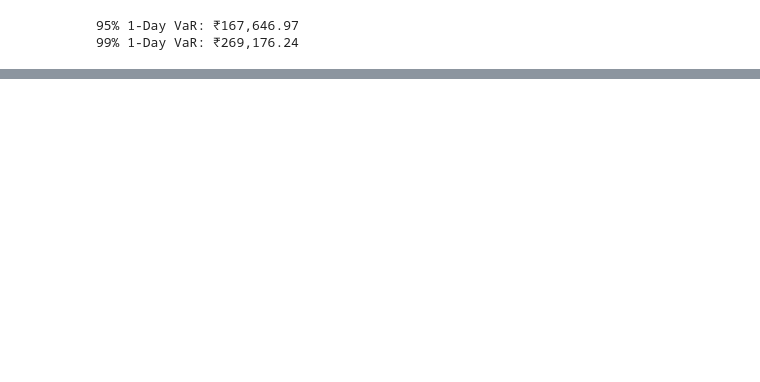
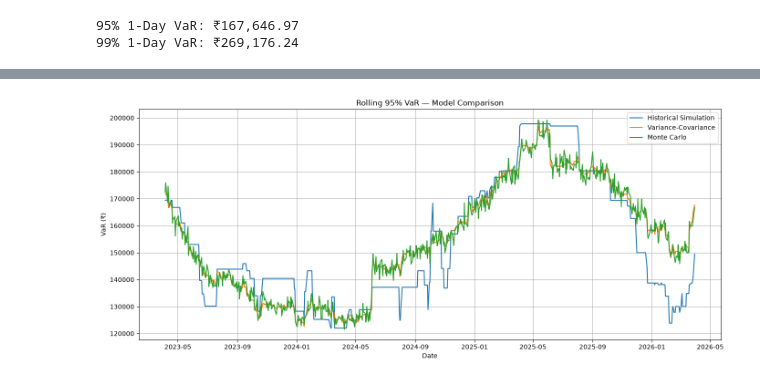
Before and after one commit to kushal16122005/market_risk_engine, a Jupyter notebook: main.ipynb, the cells around one changed output, grey strips where cells are left out. Drawn from its saved outputs; the diff is of its cells as text; code cells hidden in the pictures; blank space fills up the shorter version.

```diff
--- a/main.ipynb
+++ b/main.ipynb
@@ -507,0 +440,19 @@ print(model_comparison)
+# %%
+# Historical Simulation Rolling VaR and Expected Shortfall
+rolling_historical_95 = calculate_rolling_historical_var_es(
+    portfolio_returns=portfolio_returns,
+    portfolio_value=portfolio_value,
+    window=250,
+    confidence_level=0.95
+)
+
+print(rolling_historical_95.head())
+
+rolling_historical_99 = calculate_rolling_historical_var_es(
+    portfolio_returns=portfolio_returns,
+    portfolio_value=portfolio_value,
+    window=250,
+    confidence_level=0.99
+)
+
+print(rolling_historical_99.head())
@@ -507,0 +810,62 @@ print(model_comparison)
+# %%
+#95% VaR — all three models
+plt.figure(figsize=(14, 6))
+
+plt.plot(
+    rolling_historical_95.index,
+    rolling_historical_95["VaR"],
+    label="Historical Simulation"
+)
+
+plt.plot(
+    rolling_vc_95.index,
+    rolling_vc_95["VaR"],
+    label="Variance-Covariance"
+)
+
+plt.plot(
+    rolling_mc_95.index,
+    rolling_mc_95["VaR"],
+    label="Monte Carlo"
+)
+
+plt.title("Rolling 95% VaR — Model Comparison")
+plt.xlabel("Date")
+plt.ylabel("VaR (₹)")
+plt.legend()
+plt.grid(True)
+plt.tight_layout()
+
+plt.show()
+
+#99% VaR — all three models
+plt.figure(figsize=(14, 6))
+
+plt.plot(
+    rolling_historical_99.index,
+    rolling_historical_99["VaR"],
+    label="Historical Simulation"
+)
+
+plt.plot(
+    rolling_vc_99.index,
+    rolling_vc_99["VaR"],
+    label="Variance-Covariance"
+)
+
+plt.plot(
+    rolling_mc_99.index,
+    rolling_mc_99["VaR"],
+    label="Monte Carlo"
+)
+
+plt.title("Rolling 99% VaR — Model Comparison")
+plt.xlabel("Date")
+plt.ylabel("VaR (₹)")
+plt.legend()
+plt.grid(True)
+plt.tight_layout()
+
+plt.show()
+# %% [output]
+[figure, added]
```
Also changed, not shown: parts of 22 cells of this notebook, 1 other file.
